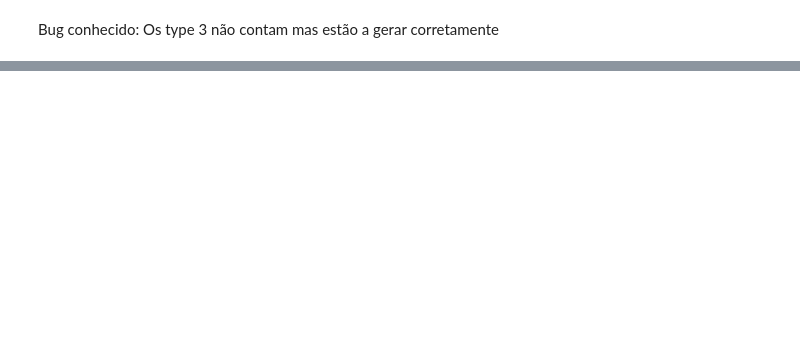
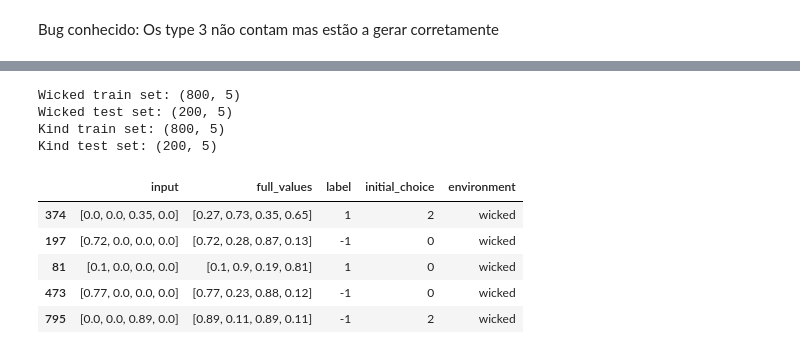
Before and after one commit to dinisrferreira/Pseudodiagnosticity-in-a-continuous-learning-environment-Reis-2020-, a Jupyter notebook: Data_generator_Reis.ipynb, the cells around one changed output, grey strips where cells are left out. Drawn from its saved outputs; the diff is of its cells as text; code cells hidden in the pictures; blank space fills up the shorter version.

```diff
--- a/Data_generator_Reis.ipynb
+++ b/Data_generator_Reis.ipynb
@@ -468,0 +238,8 @@ Initial Choice Counts: Counter({0: 261, 1: 253, 3: 246, 2: 240})
+# %%
+# Create datasets for wicked and kind environments
+wicked_dataset = ConditionDataset(environment="wicked", num_samples=1000)
+kind_dataset = ConditionDataset(environment="kind", num_samples=1000)
+
+
+wicked_data = wicked_dataset.get_data()
+kind_data = kind_dataset.get_data()
@@ -468,0 +366,4 @@ Initial Choice Counts: Counter({0: 261, 1: 253, 3: 246, 2: 240})
+# %%
+# Conversão em Percentagens
+wicked_data = convert_percentages(wicked_data)
+kind_data = convert_percentages(kind_data)
@@ -468,0 +375,29 @@ Initial Choice Counts: Counter({0: 261, 1: 253, 3: 246, 2: 240})
+# %%
+# Step 2: Tidying the data into a table format
+wicked_df = pd.DataFrame(wicked_data)
+kind_df = pd.DataFrame(kind_data)
+# %%
+# Stratified split for wicked dataset
+wicked_df['stratify_label'] = wicked_df['label'].apply(lambda x: 1 if x == 0 else 0)
+stratified_split = StratifiedShuffleSplit(n_splits=1, test_size=0.2, random_state=42)
+for train_index, test_index in stratified_split.split(wicked_df, wicked_df['stratify_label']):
+    wicked_train_set = wicked_df.loc[train_index].drop(columns=['stratify_label'])
+    wicked_test_set = wicked_df.loc[test_index].drop(columns=['stratify_label'])
+
+# Stratified split for kind dataset
+kind_df['stratify_label'] = kind_df['label'].apply(lambda x: 1 if x == 0 else 0)
+stratified_split = StratifiedShuffleSplit(n_splits=1, test_size=0.2, random_state=42)
+for train_index, test_index in stratified_split.split(kind_df, kind_df['stratify_label']):
+    kind_train_set = kind_df.loc[train_index].drop(columns=['stratify_label'])
+    kind_test_set = kind_df.loc[test_index].drop(columns=['stratify_label'])
+
+# Now you have stratified train and test sets for both wicked and kind datasets
+print(f'Wicked train set: {wicked_train_set.shape}')
+print(f'Wicked test set: {wicked_test_set.shape}')
+print(f'Kind train set: {kind_train_set.shape}')
+print(f'Kind test set: {kind_test_set.shape}')
+# %% [output]
+Wicked train set: (800, 5)
+Wicked test set: (200, 5)
+Kind train set: (800, 5)
+Kind test set: (200, 5)
@@ -468,0 +415,9 @@ Initial Choice Counts: Counter({0: 261, 1: 253, 3: 246, 2: 240})
+# %%
+wicked_train_set.head()
+# %% [output]
+|  | input | full_values | label | initial_choice | environment |
+| 374 | [0.0, 0.0, 0.35, 0.0] | [0.27, 0.73, 0.35, 0.65] | 1 | 2 | wicked |
+| 197 | [0.72, 0.0, 0.0, 0.0] | [0.72, 0.28, 0.87, 0.13] | -1 | 0 | wicked |
+| 81 | [0.1, 0.0, 0.0, 0.0] | [0.1, 0.9, 0.19, 0.81] | 1 | 0 | wicked |
+| 473 | [0.77, 0.0, 0.0, 0.0] | [0.77, 0.23, 0.88, 0.12] | -1 | 0 | wicked |
+| 795 | [0.0, 0.0, 0.89, 0.0] | [0.89, 0.11, 0.89, 0.11] | -1 | 2 | wicked |
```
Also changed, not shown: parts of 32 cells of this notebook.
